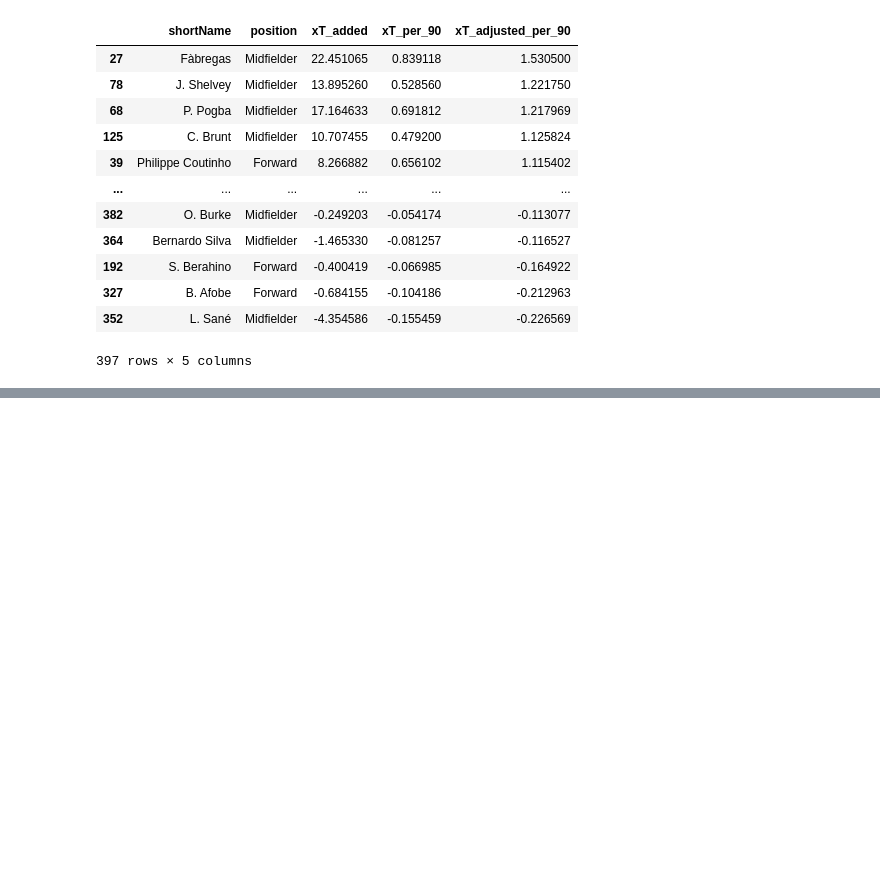
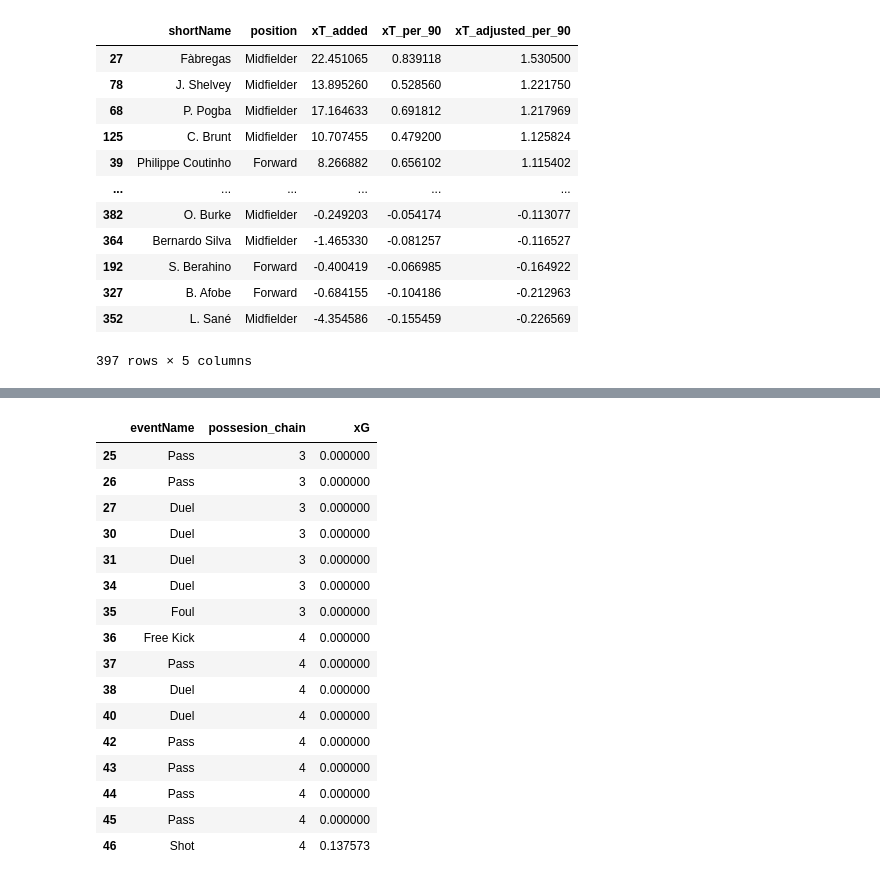
Before and after one commit to elvin-7/Soccermatics, a Jupyter notebook: soccermatics-valuing-actions.ipynb, the cells around one changed output, grey strips where cells are left out. Cells and saved outputs as stored; diff of their text form; code cells hidden in the pictures; blank space fills up the shorter version.

```diff
--- a/soccermatics-valuing-actions.ipynb
+++ b/soccermatics-valuing-actions.ipynb
@@ -430,0 +455,16 @@ summary_with_negs[['shortName','position','xT_added','xT_per_90','xT_adjusted_pe
+# %%
+next_event = df.shift(-1, fill_value=0)
+df['nextEvent'] = next_event['subEventName']
+df['kickedOut'] = df.apply(lambda x: 1 if x.nextEvent == 'Ball out of the field' else 0, axis=1)
+# filtering interruptions out
+interruption = df[df['eventName'] == 'Interruption']
+# filter out inaccurate duels - in wyscout they are 2 way - attacking and defending
+lost_duels = df[df['eventName']=='Duel']
+lost_duels = lost_duels[lost_duels.apply(lambda x:{'id':1802} in x.tags, axis=1)]
+df = df.drop(lost_duels.index)
+#filter ball out of the field
+out_of_field = df[df['subEventName'] == 'Ball out of the field']
+df=df.drop(out_of_field.index)
+# save attempts can also be dropped
+gk = df[df['subEventName'].isin(['Goalkeeper leaving line','Save attempt','Reflexes'])]
+df = df.drop(gk.index)
@@ -430,0 +544,81 @@ summary_with_negs[['shortName','position','xT_added','xT_per_90','xT_adjusted_pe
+# %%
+def calulatexG(df):
+    """
+    Parameters
+    ----------
+    df : dataframe
+        dataframe with Wyscout event data.
+
+    Returns
+    -------
+    xG_sum: dataframe
+        dataframe with xG for each shot
+
+    """
+    #very basic xG model based on
+    shots = df.loc[df["eventName"] == "Shot"].copy()
+    shots["X"] = shots.positions.apply(lambda cell: (100 - cell[0]['x']) * 105/100)
+    shots["Y"] = shots.positions.apply(lambda cell: cell[0]['y'] * 68/100)
+    shots["C"] = shots.positions.apply(lambda cell: abs(cell[0]['y'] - 50) * 68/100)
+    #calculate distance and angle
+    shots["Distance"] = np.sqrt(shots["X"]**2 + shots["C"]**2)
+    shots["Angle"] = np.where(np.arctan(7.32 * shots["X"] / (shots["X"]**2 + shots["C"]**2 - (7.32/2)**2)) > 0, np.arctan(7.32 * shots["X"] /(shots["X"]**2 + shots["C"]**2 - (7.32/2)**2)), np.arctan(7.32 * shots["X"] /(shots["X"]**2 + shots["C"]**2 - (7.32/2)**2)) + np.pi)
+    #if you ever encounter problems (like you have seen that model treats 0 as 1 and 1 as 0) while modelling - change the dependant variable to object
+    shots["Goal"] = shots.tags.apply(lambda x: 1 if {'id':101} in x else 0).astype(object)
+        #headers have id = 403
+    headers = shots.loc[shots.apply (lambda x:{'id':403} in x.tags, axis = 1)]
+    non_headers = shots.drop(headers.index)
+
+    headers_model = smf.glm(formula="Goal ~ Distance + Angle" , data=headers,
+                               family=sm.families.Binomial()).fit()
+    #non-headers
+    nonheaders_model = smf.glm(formula="Goal ~ Distance + Angle" , data=non_headers,
+                               family=sm.families.Binomial()).fit()
+    #assigning xG
+    df["xG"] = 0
+    b_head = headers_model.params
+    xG = 1/(1+np.exp(b_head[0]+b_head[1]*headers['Distance'] + b_head[2]*headers['Angle']))
+    headers = headers.assign(xG = xG)
+    for index, row in headers.iterrows():
+        df.at[index, "xG"] = row["xG"]
+    #non-headers
+    b_nhead = nonheaders_model.params
+    xG = 1/(1+np.exp(b_nhead[0]+b_nhead[1]*non_headers['Distance'] + b_nhead[2]*non_headers['Angle']))
+    non_headers = non_headers.assign(xG = xG)
+    for index, row in non_headers.iterrows():
+        df.at[index, "xG"] = row["xG"]
+
+    penalties = df.loc[df["subEventName"] == "Penalty"]
+    #treating penalties like shots
+    penalties["X"] = 11
+    #calculate distance and angle
+    penalties["Distance"] = 11
+    penalties["Angle"] = np.arctan(7.32 * 11 /(11**2 - (7.32/2)**2))
+    #if you ever encounter problems (like you have seen that model treats 0 as 1 and 1 as 0) while modelling - change the dependant variable to object
+    penalties["Goal"] = penalties.tags.apply(lambda x: 1 if {'id':101} in x else 0).astype(object)
+    penalties = penalties.assign(xG = xG)
+    for index, row in penalties.iterrows():
+        df.at[index, "xG"] = row["xG"]
+    return df
+
+df = calulatexG(df)
+#investigate a chain
+df.loc[df["possesion_chain"].isin([3,4])][["eventName", "possesion_chain", "xG"]]
+# %% [output]
+|  | eventName | possesion_chain | xG |
+| 25 | Pass | 3 | 0.000000 |
+| 26 | Pass | 3 | 0.000000 |
+| 27 | Duel | 3 | 0.000000 |
+| 30 | Duel | 3 | 0.000000 |
+| 31 | Duel | 3 | 0.000000 |
+| 34 | Duel | 3 | 0.000000 |
+| 35 | Foul | 3 | 0.000000 |
+| 36 | Free Kick | 4 | 0.000000 |
+| 37 | Pass | 4 | 0.000000 |
+| 38 | Duel | 4 | 0.000000 |
+| 40 | Duel | 4 | 0.000000 |
+| 42 | Pass | 4 | 0.000000 |
+| 43 | Pass | 4 | 0.000000 |
+| 44 | Pass | 4 | 0.000000 |
+| 45 | Pass | 4 | 0.000000 |
+| 46 | Shot | 4 | 0.137573 |
```
Also changed, not shown: parts of 13 cells of this notebook.
